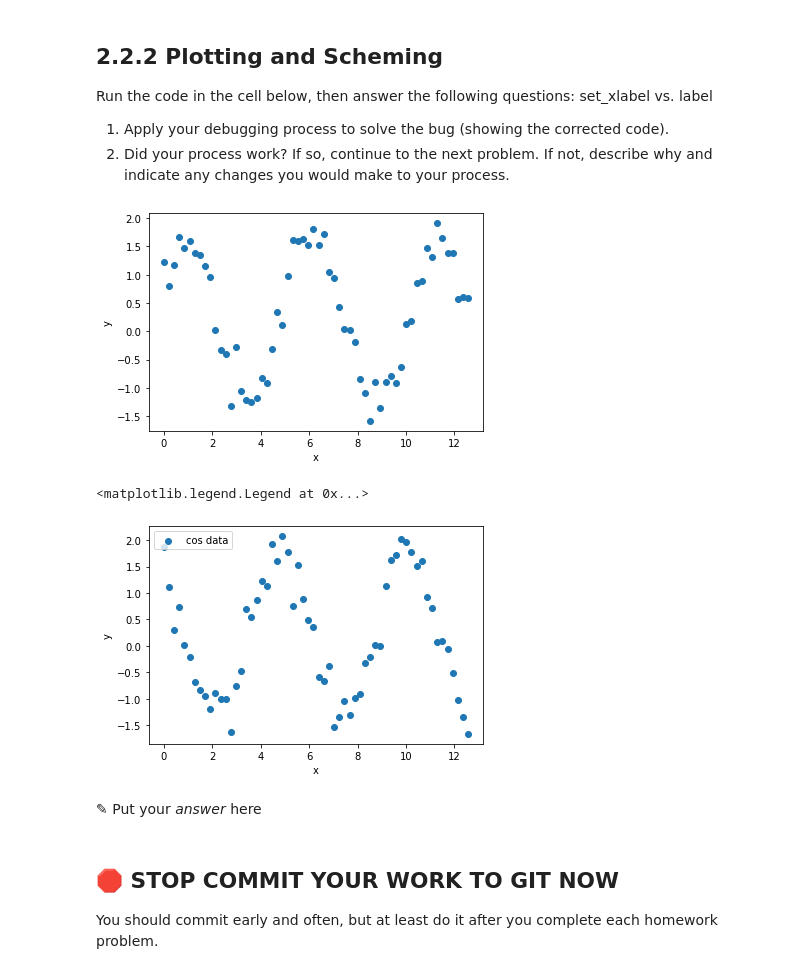
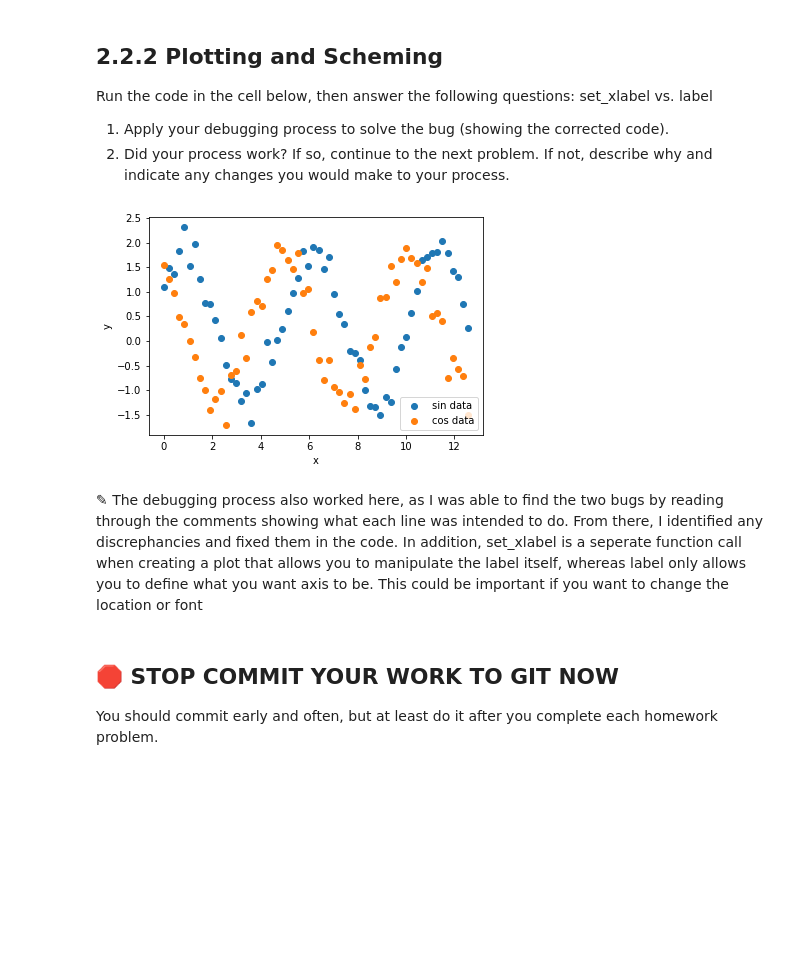
Before and after one commit to selembad/cmse_202_hw_repo, a Jupyter notebook: HW1_S23-STUDENT.ipynb, the cells around one changed output. Cells and saved outputs as stored; diff of their text form; code cells hidden in the pictures; blank space fills up the shorter version.

```diff
--- a/HW1_S23-STUDENT.ipynb
+++ b/HW1_S23-STUDENT.ipynb
@@ -160,32 +167,28 @@ set_xlabel vs. label
 # %%
 # code to plot two randomly generated data sets (sin and cos) on one plot
 
 import matplotlib.pyplot as plt
 import numpy as np
 
 # generate some x data: sixty data points from 0 to 4π
 x_sin = np.linspace(0,4*np.pi,60)
 
 # generate some y data: 1.5 * sin(1.2x + 0.5)
 # we add the np.random.normal(0.25,.25,60) at the end to add some randomness to the data
-y_sin = (1.5 * np.sin((1.2 * x_sin)+0.5)) + np.random.normal(.25,.25,60)
+y_sin = (1.5 * np.sin((1.2 * x_sin)+0.5)) + np.random.normal(.25,.25,60) #added 0.5 that was missing
 
 y_cos = (1.5 * np.cos((1.2 * x_sin)+0.5)) + np.random.normal(.25,.25,60)
 # plot our data
 plt.scatter(x_sin, y_sin, label = "sin data")
-plt.xlabel('x')
-plt.ylabel('y')
-plt.show()
-plt.scatter(x_sin, y_cos, label = "cos data")
+plt.scatter(x_sin, y_cos, label = "cos data")#plots both scatters into the same plot
 plt.xlabel('x')
 plt.ylabel('y')
 plt.legend()
+plt.show()
 # %% [output]
-[figure, old version]
+[figure, new version]
-<matplotlib.legend.Legend at 0x...>
-[figure, removed]
-# %% [markdown]
-<font size=+3>&#9998;</font> Put your *answer* here
+# %% [markdown]
+<font size=+3>&#9998;</font> The debugging process also worked here, as I was able to find the two bugs by reading through the comments showing what each line was intended to do. From there, I identified any discrephancies and fixed them in the code. In addition, set_xlabel is a seperate function call when creating a plot that allows you to manipulate the label itself, whereas label only allows you to define what you want axis to be. This could be important if you want to change the location or font
 # %% [markdown]
 ## &#128721; STOP **COMMIT YOUR WORK TO GIT NOW**
 
```
Also changed, not shown: parts of 13 cells of this notebook.
